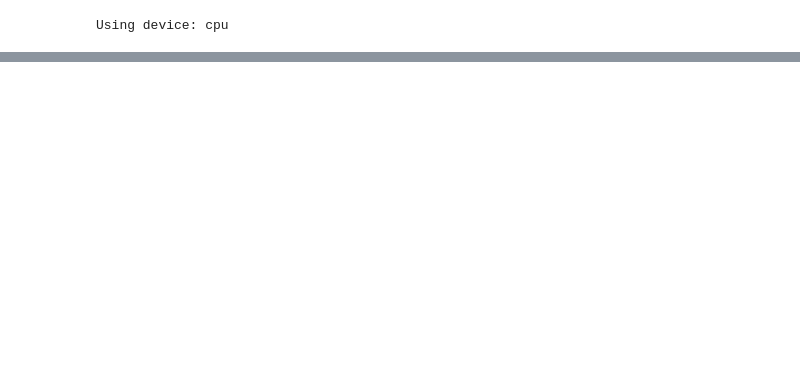
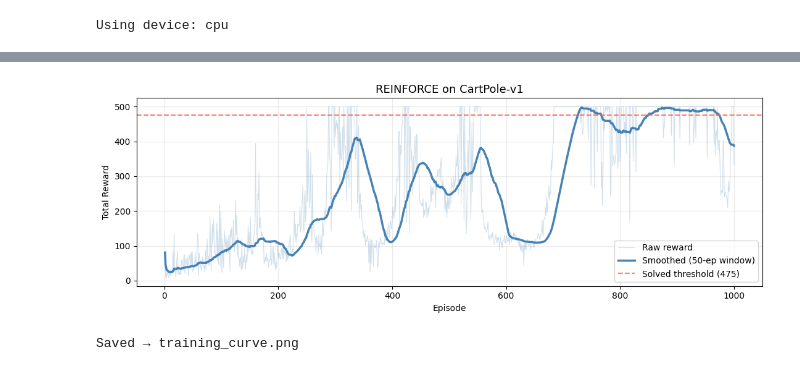
Before and after one commit to AliBuildsAI/rl-for-robotics-llms, a Jupyter notebook: notebooks/unit1_reinforce_cartpole.ipynb, the cells around one changed output, grey strips where cells are left out. Saved outputs shown, nothing was run; the diff lists cells and outputs as text; code cells hidden in the pictures; blank space fills up the shorter version.

```diff
--- a/notebooks/unit1_reinforce_cartpole.ipynb
+++ b/notebooks/unit1_reinforce_cartpole.ipynb
@@ -67,0 +358,32 @@ class PolicyNetwork(nn.Module):
+# %%
+def moving_average(values: list, window: int = 50) -> list:
+    """Causal moving average — no look-ahead."""
+    out = []
+    for i in range(len(values)):
+        lo = max(0, i - window + 1)
+        out.append(float(np.mean(values[lo : i + 1])))
+    return out
+
+
+fig, ax = plt.subplots(figsize=(11, 4))
+eps = range(1, len(episode_rewards) + 1)
+
+ax.plot(eps, episode_rewards,
+        alpha=0.25, color="steelblue", linewidth=0.8, label="Raw reward")
+ax.plot(eps, moving_average(episode_rewards, 50),
+        color="steelblue", linewidth=2.5, label="Smoothed (50-ep window)")
+ax.axhline(475, color="tomato", linestyle="--", alpha=0.8,
+           label="Solved threshold (475)")
+
+ax.set_xlabel("Episode")
+ax.set_ylabel("Total Reward")
+ax.set_title("REINFORCE on CartPole-v1", fontsize=13)
+ax.legend()
+ax.grid(alpha=0.25)
+plt.tight_layout()
+plt.savefig("training_curve.png", dpi=130)
+plt.show()
+print("Saved → training_curve.png")
+# %% [output]
+[figure, added]
+Saved → training_curve.png
```
Also changed, not shown: parts of 29 cells of this notebook, 1 other file.
